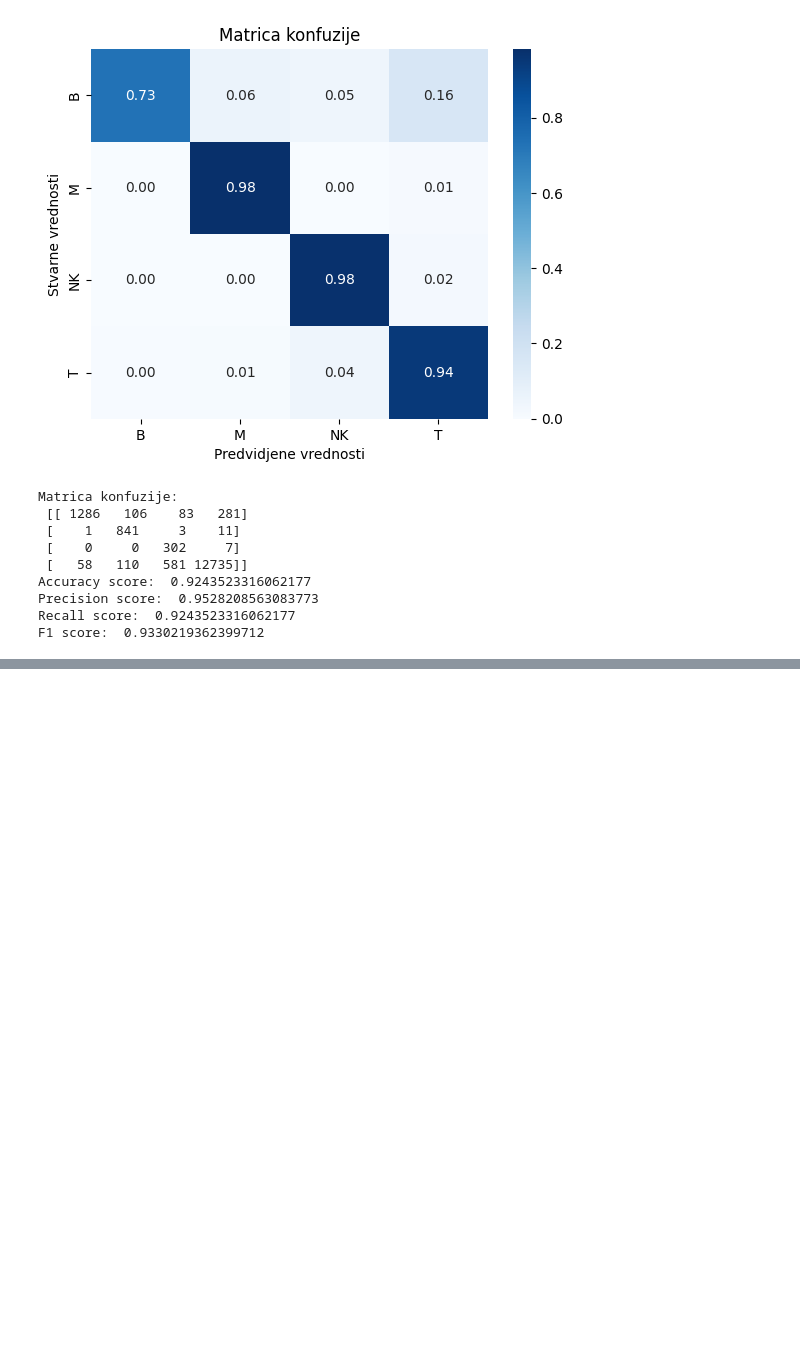
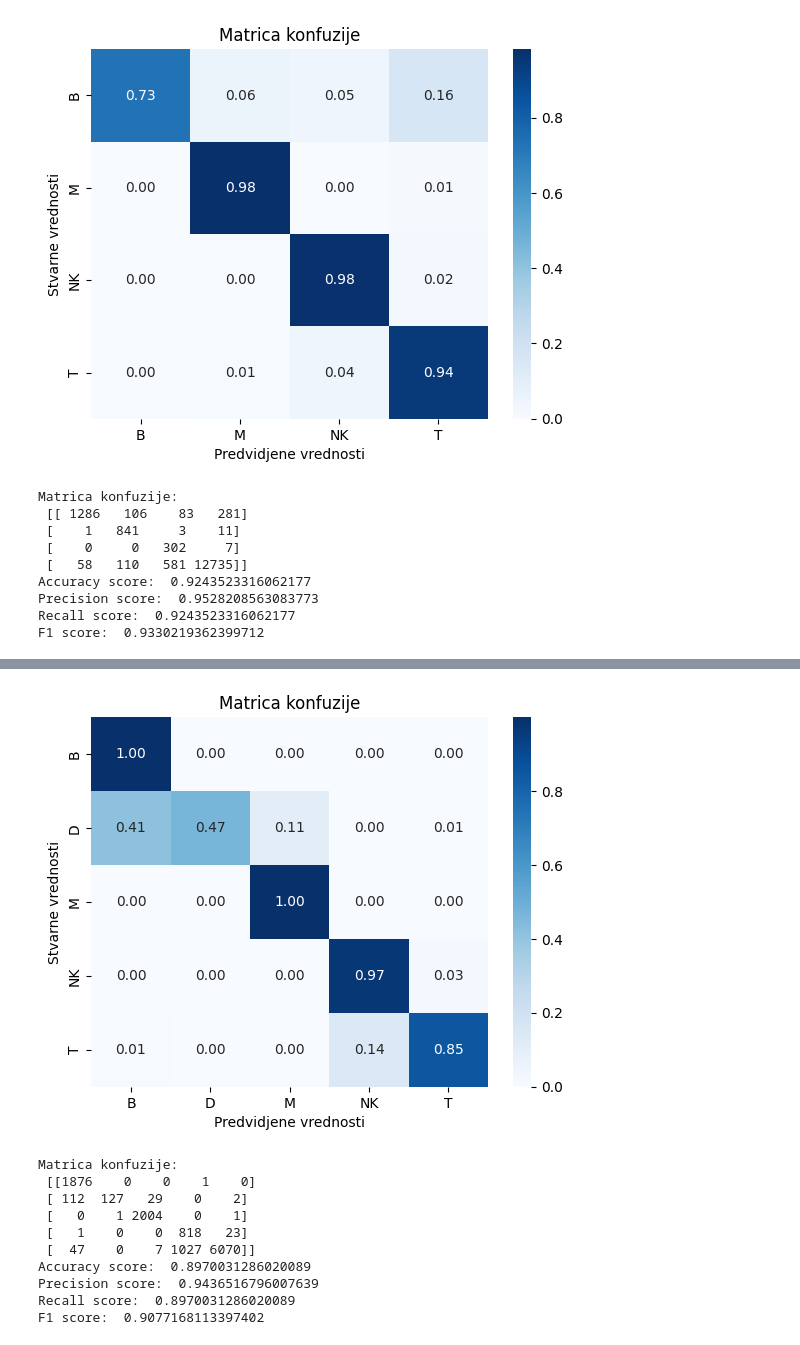
Before and after one commit to bogdans55/ip2-projekat, a Jupyter notebook: models/logistic_regression.ipynb, the cells around one changed output, grey strips where cells are left out. Cells and saved outputs as stored; diff of their text form; code cells hidden in the pictures; blank space fills up the shorter version.

```diff
--- a/models/logistic_regression.ipynb
+++ b/models/logistic_regression.ipynb
@@ -279,0 +299,23 @@ F1 score:  0.9330219362399712
+# %%
+def load_test(path, model):
+    data = pd.read_csv(path)
+
+    X = data.drop(['Group'], axis=1)
+    y = data['Group']
+
+    y_pred = model.predict(X)
+    model_info(y, y_pred)
+# %%
+load_test('../data/preprocessed_data_BS2.csv', model_cw)
+# %% [output]
+[figure, added]
+Matrica konfuzije:
+ [[1876    0    0    1    0]
+ [ 112  127   29    0    2]
+ [   0    1 2004    0    1]
+ [   1    0    0  818   23]
+ [  47    0    7 1027 6070]]
+Accuracy score:  0.8970031286020089
+Precision score:  0.9436516796007639
+Recall score:  0.8970031286020089
+F1 score:  0.9077168113397402
```
Also changed, not shown: parts of 7 cells of this notebook.
